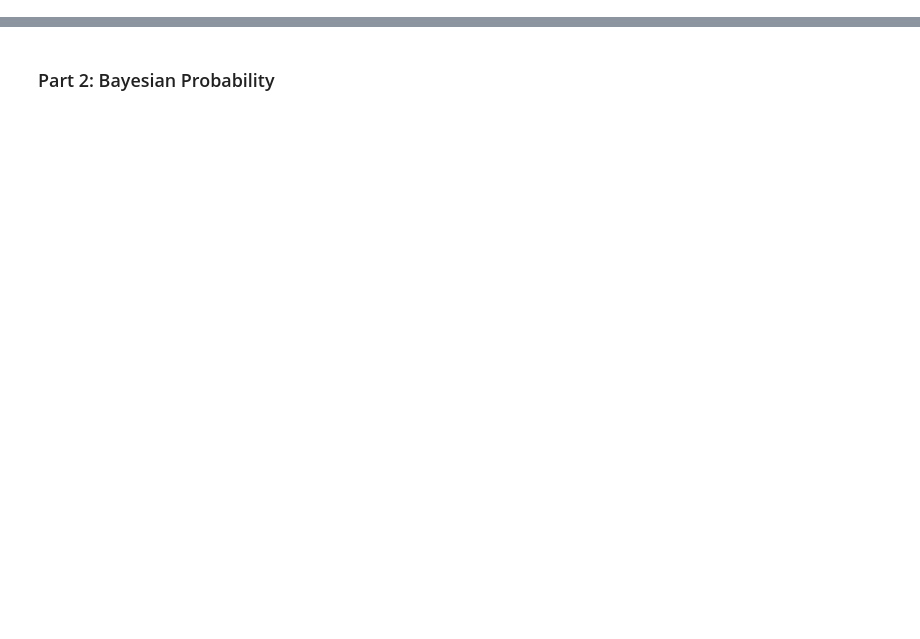
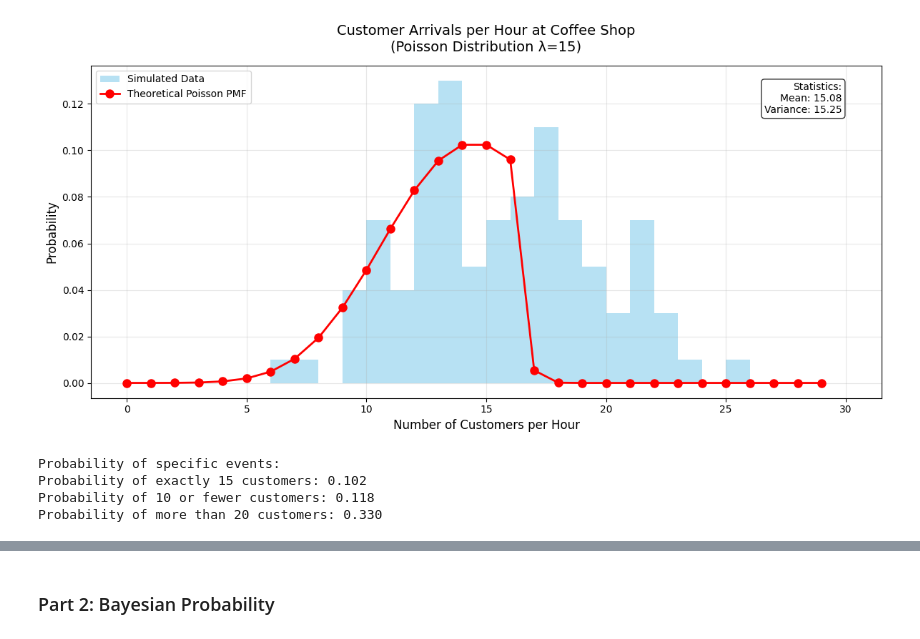
Before and after one commit to aimee-annabelle/Probability_distribution_ML_assignment, a Jupyter notebook: Probability_distribution_ML_assignment.ipynb, the cells around one changed output, grey strips where cells are left out. Saved outputs shown, nothing was run; the diff lists cells and outputs as text; code cells hidden in the pictures; blank space fills up the shorter version.

```diff
--- a/Probability_distribution_ML_assignment.ipynb
+++ b/Probability_distribution_ML_assignment.ipynb
@@ -110,0 +22,60 @@ This analysis ensures the coffee shop uses the right tool for staffing and inven
+# %%
+import numpy as np
+import matplotlib.pyplot as plt
+
+# Set random seed for reproducibility
+np.random.seed(42)
+
+# Parameters
+lambda_param = 15  # Average number of customers per hour
+num_samples = 100  # Number of simulations
+max_k = 30  # Maximum number of customers to consider
+
+# Generate Poisson distributed samples
+samples = np.random.poisson(lambda_param, num_samples)
+
+# Calculate theoretical Poisson probabilities
+k = np.arange(0, max_k)
+poisson_pmf = (lambda_param**k * np.exp(-lambda_param)) / np.array([np.prod(range(1, i+1)) if i > 0 else 1 for i in k])
+
+# Create the plot
+plt.figure(figsize=(12, 6))
+
+# Plot histogram of simulated data
+plt.hist(samples, bins=range(max_k + 1), density=True, alpha=0.6,
+         color='skyblue', label='Simulated Data')
+
+# Plot theoretical Poisson PMF
+plt.plot(k, poisson_pmf, 'ro-', label='Theoretical Poisson PMF',
+         linewidth=2, markersize=8)
+
+# Customize the plot
+plt.title('Customer Arrivals per Hour at Coffee Shop\n(Poisson Distribution λ=15)',
+         fontsize=14, pad=15)
+plt.xlabel('Number of Customers per Hour', fontsize=12)
+plt.ylabel('Probability', fontsize=12)
+plt.grid(True, alpha=0.3)
+plt.legend(fontsize=10)
+
+# Add text box with key statistics
+mean_customers = np.mean(samples)
+variance = np.var(samples)
+stats_text = f'Statistics:\nMean: {mean_customers:.2f}\nVariance: {variance:.2f}'
+plt.text(0.95, 0.95, stats_text, transform=plt.gca().transAxes,
+         verticalalignment='top', horizontalalignment='right',
+         bbox=dict(boxstyle='round', facecolor='white', alpha=0.8))
+
+plt.tight_layout()
+plt.show()
+
+# Print some probabilities for specific scenarios
+print("\nProbability of specific events:")
+print(f"Probability of exactly 15 customers: {poisson_pmf[15]:.3f}")
+print(f"Probability of 10 or fewer customers: {np.sum(poisson_pmf[:11]):.3f}")
+print(f"Probability of more than 20 customers: {1 - np.sum(poisson_pmf[:21]):.3f}")
+# %% [output]
+[figure, added]
+Probability of specific events:
+Probability of exactly 15 customers: 0.102
+Probability of 10 or fewer customers: 0.118
+Probability of more than 20 customers: 0.330
```
Also changed, not shown: parts of 26 cells of this notebook.
